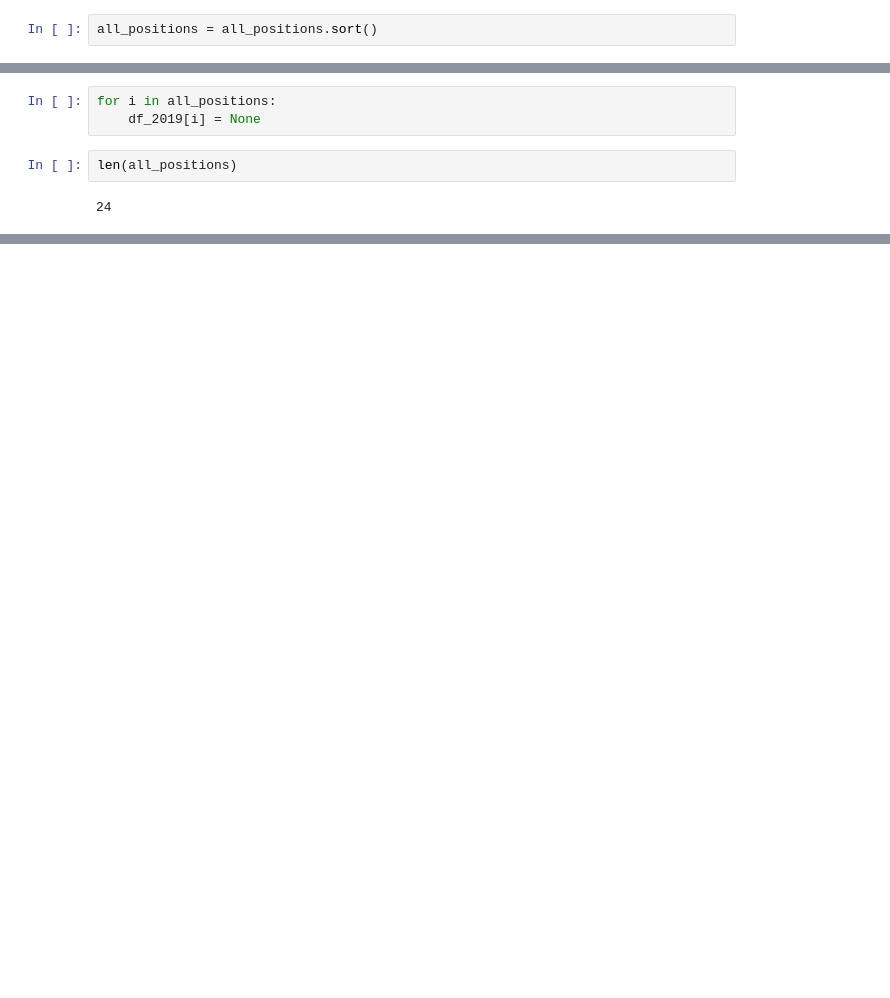
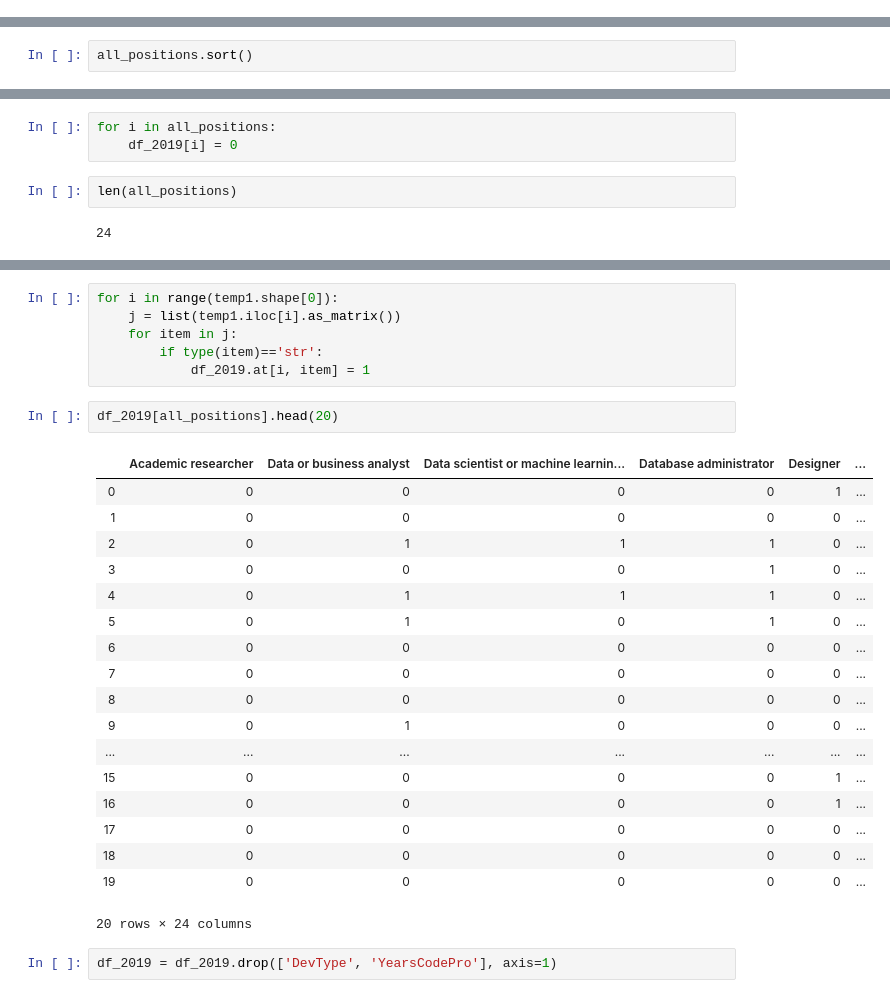
Before and after one commit to salary-sight/machine-learning-model, a Jupyter notebook: Main.ipynb, the cells around one changed output, grey strips where cells are left out. Cells and saved outputs as stored; diff of their text form; blank space fills up the shorter version.

```diff
--- a/Main.ipynb
+++ b/Main.ipynb
@@ -140,5 +150,3 @@ for row in range(temp1.shape[0]):
     for position in j:
         if position not in all_positions:
             all_positions.append(position)
-# %%
-all_positions = all_positions.sort()
@@ -150,3 +156,5 @@ all_positions.remove(None)
 all_positions.pop(-2)
 # %% [output]
 nan
+# %%
+all_positions.sort()
@@ -153,6 +181,6 @@ nan
 # %%
 for i in all_positions:
-    df_2019[i] = None
+    df_2019[i] = 0
 # %%
 len(all_positions)
 # %% [output]
@@ -169,0 +204,29 @@ temp1.head()
+# %%
+for i in range(temp1.shape[0]):
+    j = list(temp1.iloc[i].as_matrix())
+    for item in j:
+        if type(item)=='str':
+            df_2019.at[i, item] = 1
+# %%
+df_2019[all_positions].head(20)
+# %% [output]
+|  | Academic researcher | Data or business analyst | Data scientist or machine learnin... | Database administrator | Designer | ... |
+| 0 | 0 | 0 | 0 | 0 | 1 | ... |
+| 1 | 0 | 0 | 0 | 0 | 0 | ... |
+| 2 | 0 | 1 | 1 | 1 | 0 | ... |
+| 3 | 0 | 0 | 0 | 1 | 0 | ... |
+| 4 | 0 | 1 | 1 | 1 | 0 | ... |
+| 5 | 0 | 1 | 0 | 1 | 0 | ... |
+| 6 | 0 | 0 | 0 | 0 | 0 | ... |
+| 7 | 0 | 0 | 0 | 0 | 0 | ... |
+| 8 | 0 | 0 | 0 | 0 | 0 | ... |
+| 9 | 0 | 1 | 0 | 0 | 0 | ... |
+| ... | ... | ... | ... | ... | ... | ... |
+| 15 | 0 | 0 | 0 | 0 | 1 | ... |
+| 16 | 0 | 0 | 0 | 0 | 1 | ... |
+| 17 | 0 | 0 | 0 | 0 | 0 | ... |
+| 18 | 0 | 0 | 0 | 0 | 0 | ... |
+| 19 | 0 | 0 | 0 | 0 | 0 | ... |
+20 rows × 24 columns
+# %%
+df_2019 = df_2019.drop(['DevType', 'YearsCodePro'], axis=1)
```
Also changed, not shown: parts of 19 cells of this notebook.
